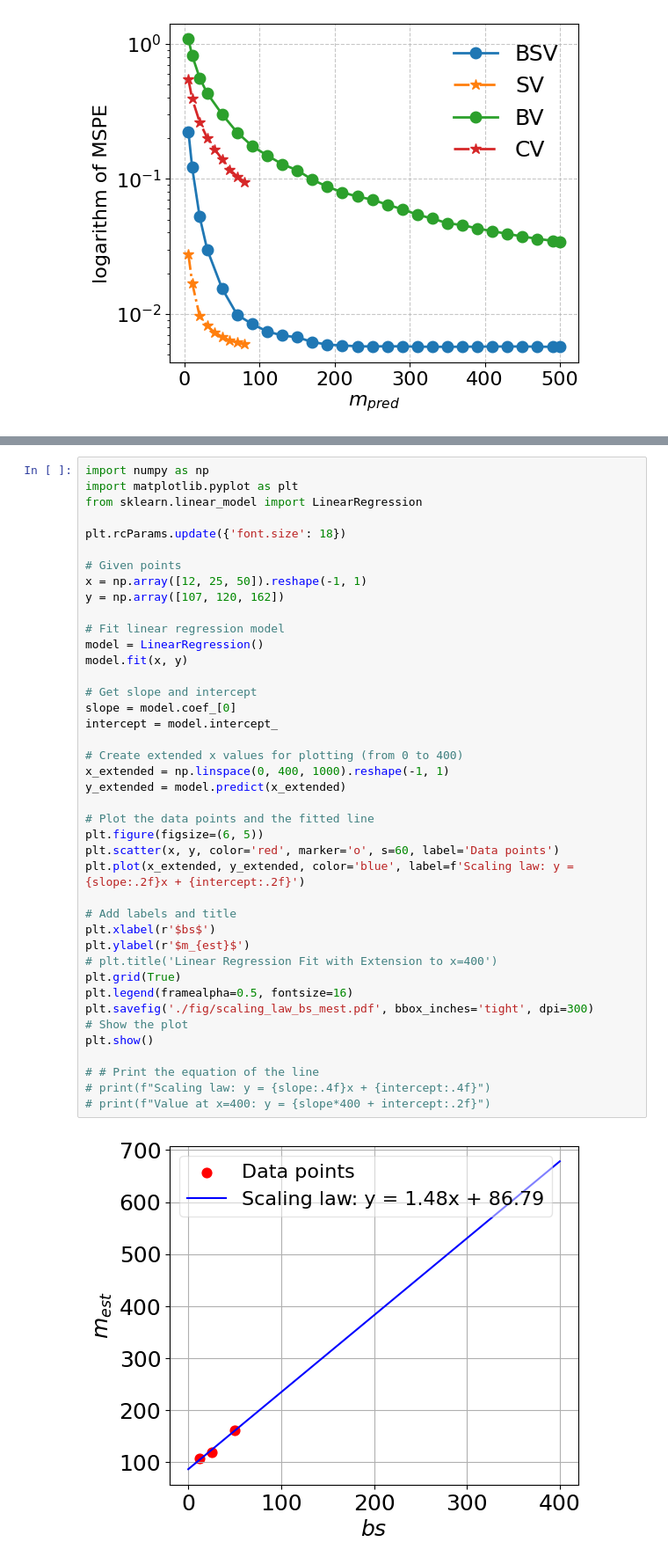
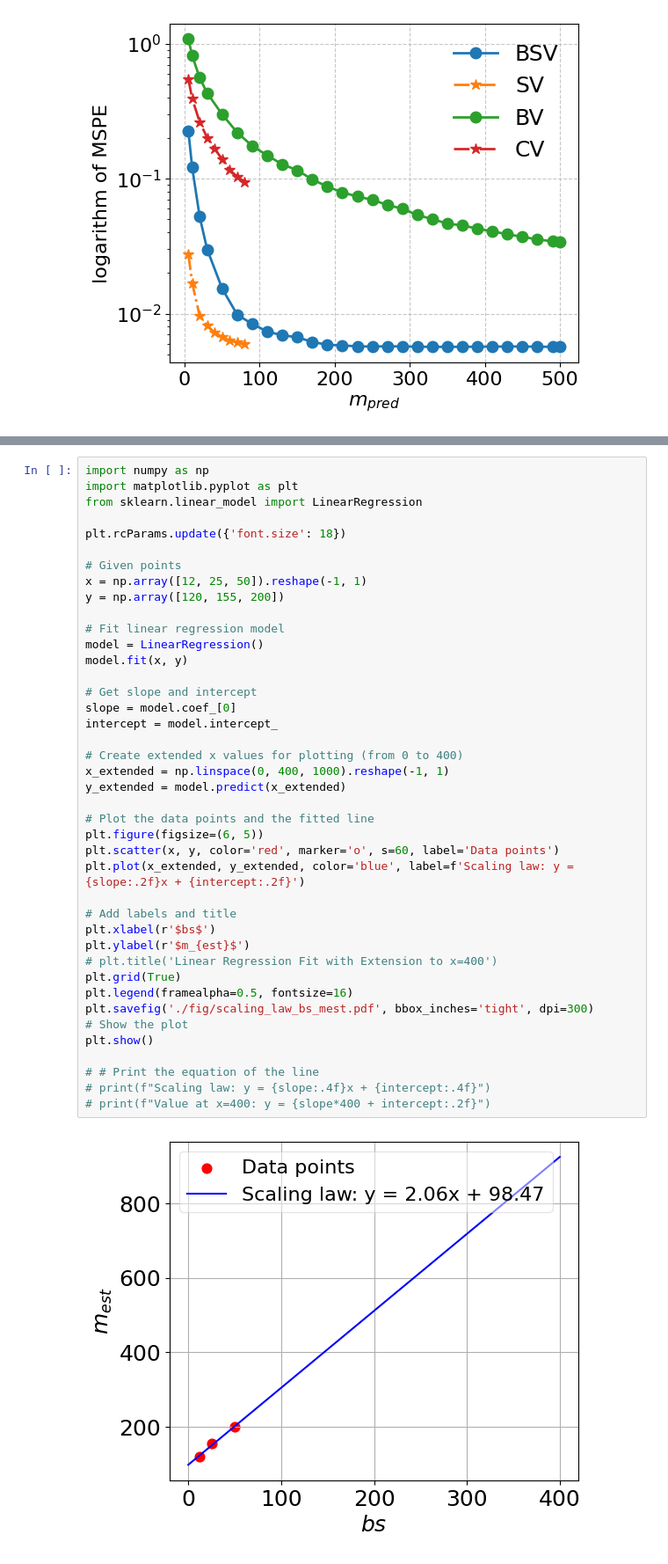
Before and after one commit to paper-code1/VecchiaConditionalExtremes, a Jupyter notebook: experiments/simulations/GPsimu.ipynb, the cells around one changed output, grey strips where cells are left out. Shown at 88% size. Cells and saved outputs as stored; diff of their text form.

```diff
--- a/experiments/simulations/GPsimu.ipynb
+++ b/experiments/simulations/GPsimu.ipynb
@@ -442,37 +456,37 @@ plt.rcParams.update({'font.size': 18})
 
 # Given points
 x = np.array([12, 25, 50]).reshape(-1, 1)
-y = np.array([107, 120, 162])
+y = np.array([120, 155, 200])
 
 # Fit linear regression model
 model = LinearRegression()
 model.fit(x, y)
 
 # Get slope and intercept
 slope = model.coef_[0]
 intercept = model.intercept_
 
 # Create extended x values for plotting (from 0 to 400)
 x_extended = np.linspace(0, 400, 1000).reshape(-1, 1)
 y_extended = model.predict(x_extended)
 
 # Plot the data points and the fitted line
 plt.figure(figsize=(6, 5))
 plt.scatter(x, y, color='red', marker='o', s=60, label='Data points')
 plt.plot(x_extended, y_extended, color='blue', label=f'Scaling law: y = {slope:.2f}x + {intercept:.2f}')
 
 # Add labels and title
 plt.xlabel(r'$bs$')
 plt.ylabel(r'$m_{est}$')
 # plt.title('Linear Regression Fit with Extension to x=400')
 plt.grid(True)
 plt.legend(framealpha=0.5, fontsize=16)
 plt.savefig('./fig/scaling_law_bs_mest.pdf', bbox_inches='tight', dpi=300)
 # Show the plot
 plt.show()
 
 # # Print the equation of the line
 # print(f"Scaling law: y = {slope:.4f}x + {intercept:.4f}")
 # print(f"Value at x=400: y = {slope*400 + intercept:.2f}")
 # %% [output]
-[figure, old version]
+[figure, new version]
```
Also changed, not shown: parts of 5 cells of this notebook, 5 other files.
